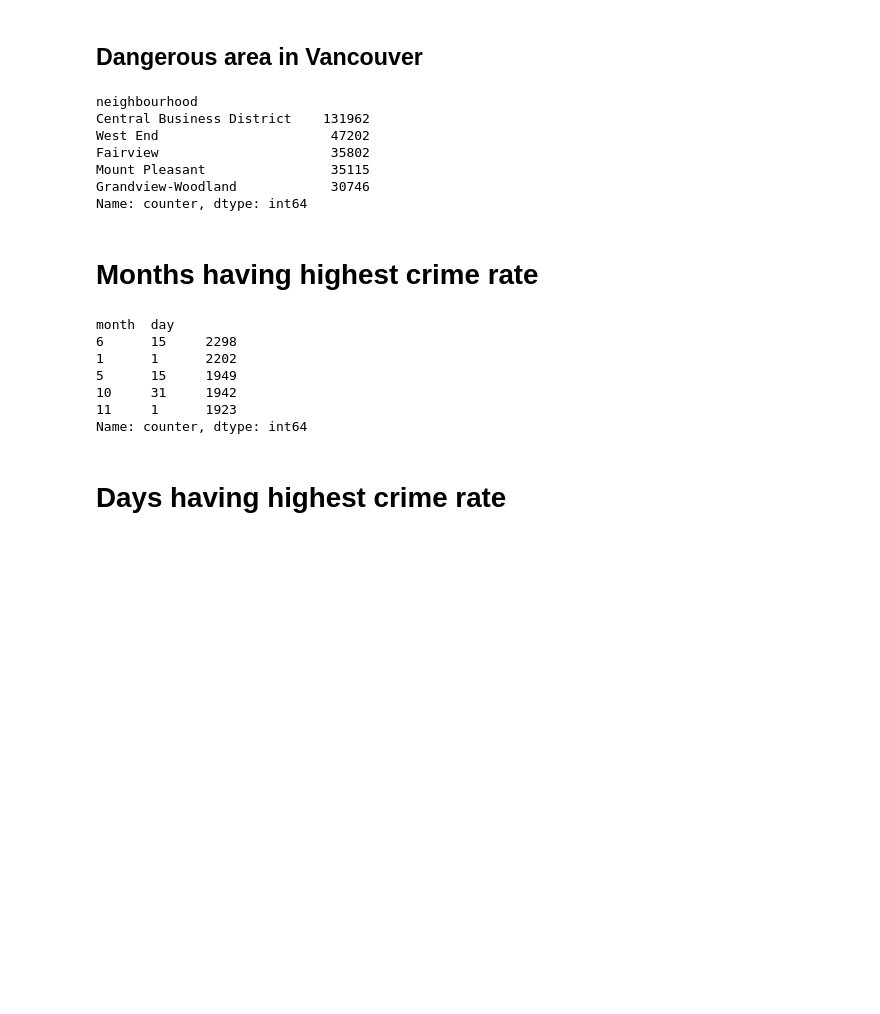
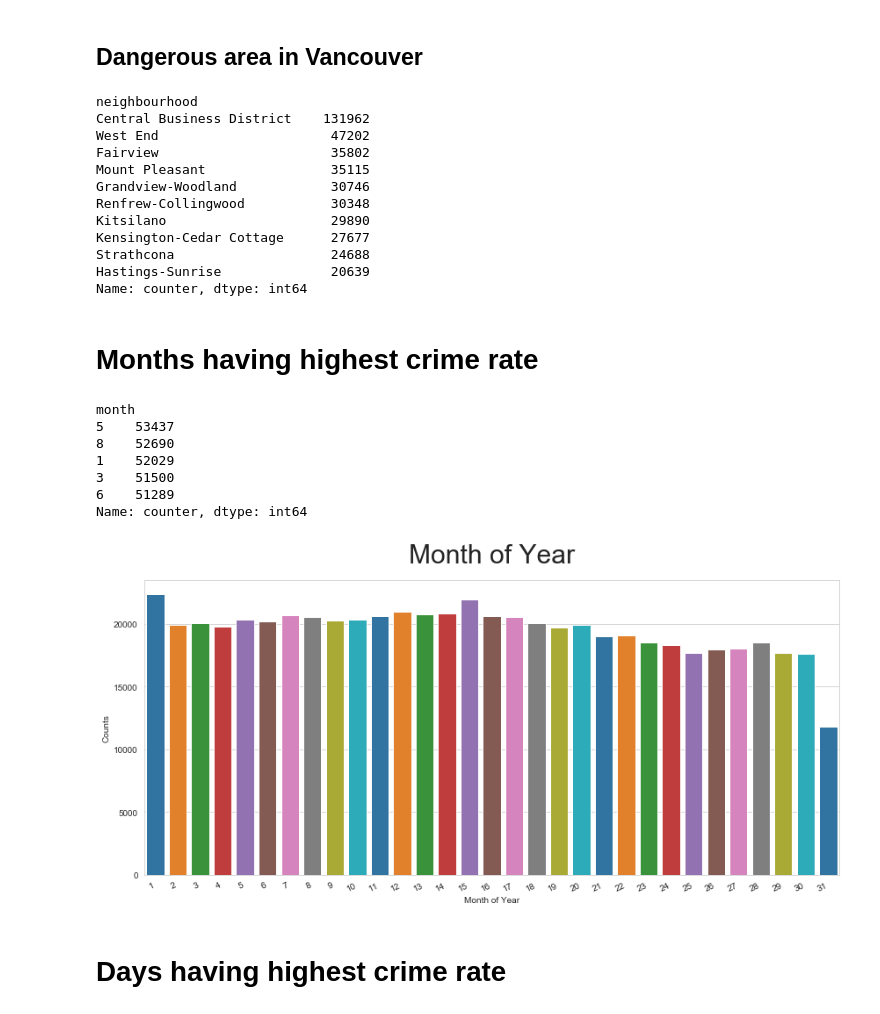
Before and after one commit to abhishekasingh/PythonProjects, a Jupyter notebook: 001 Crimes in Vancouver/Crime in Vancouver.ipynb, the cells around one changed output. Saved outputs shown, nothing was run; the diff lists cells and outputs as text; code cells hidden in the pictures; blank space fills up the shorter version.

```diff
--- a/001 Crimes in Vancouver/Crime in Vancouver.ipynb
+++ b/001 Crimes in Vancouver/Crime in Vancouver.ipynb
@@ -96,7 +117,7 @@ Name: counter, dtype: int64
 # %% [markdown]
 ## Dangerous area in Vancouver
 # %%
-danger_region = crime_vancouver.groupby(['neighbourhood']).count()['counter'].sort_values(ascending=False).head(5)
+danger_region = crime_vancouver.groupby(['neighbourhood']).count()['counter'].sort_values(ascending=False).head(10)
 danger_region
 # %% [output]
 neighbourhood
@@ -105,20 +126,36 @@ West End                      47202
 Fairview                      35802
 Mount Pleasant                35115
 Grandview-Woodland            30746
+Renfrew-Collingwood           30348
+Kitsilano                     29890
+Kensington-Cedar Cottage      27677
+Strathcona                    24688
+Hastings-Sunrise              20639
 Name: counter, dtype: int64
 # %% [markdown]
 # Months having highest crime rate
 # %%
-months = crime_vancouver.groupby(['month','day']).count()['counter'].sort_values(ascending=False).head(5)
+months = crime_vancouver.groupby(['month']).count()['counter'].sort_values(ascending=False).head(5)
 months
 # %% [output]
-month  day
-6      15     2298
-1      1      2202
-5      15     1949
-10     31     1942
-11     1      1923
+month
+5    53437
+8    52690
+1    52029
+3    51500
+6    51289
 Name: counter, dtype: int64
+# %%
+plt.figure(figsize=(12,6))
+plt.title('Month of Year',fontdict={'fontsize':'30'},pad=20)
+ax = sns.countplot(x='day',data=crime_vancouver,palette=current_palette)
+ax.set(xlabel='Month of Year')
+ax.set(ylabel='Counts')
+plt.setp(ax.get_xticklabels(), rotation=25, horizontalalignment='right')
+plt.tight_layout()
+plt.savefig('monthsofyear.png')
+# %% [output]
+[figure, added]
 # %% [markdown]
 # Days having highest crime rate
 # %%
```
Also changed, not shown: parts of 9 cells of this notebook.
